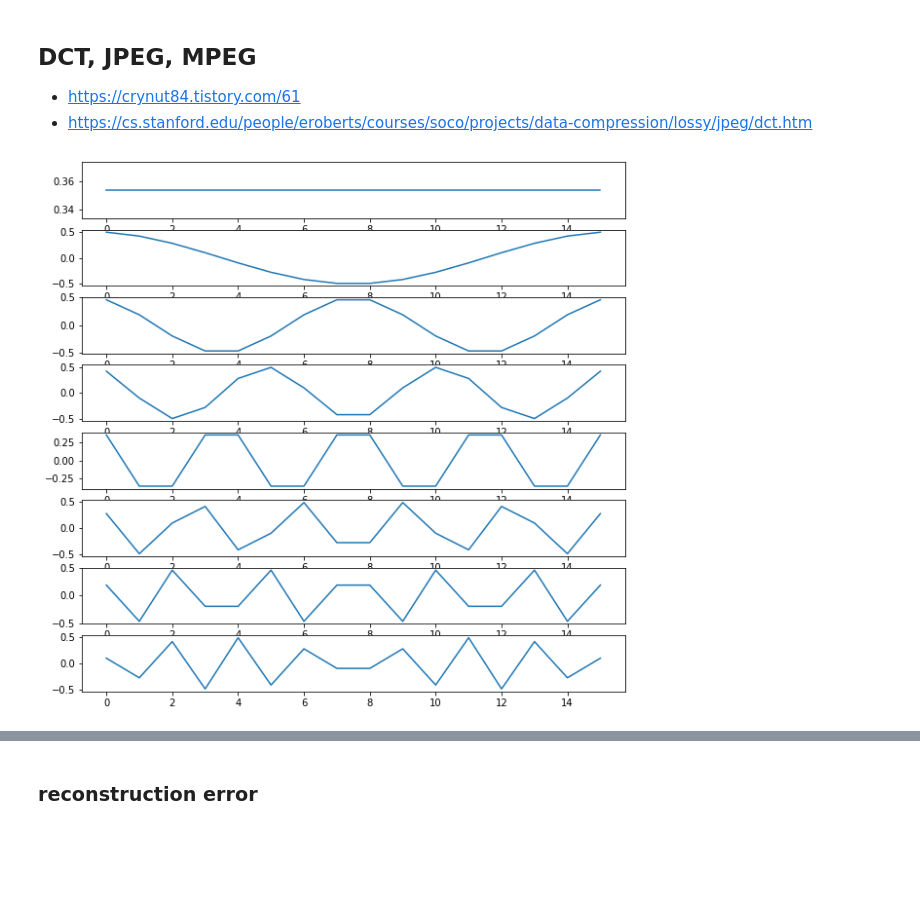
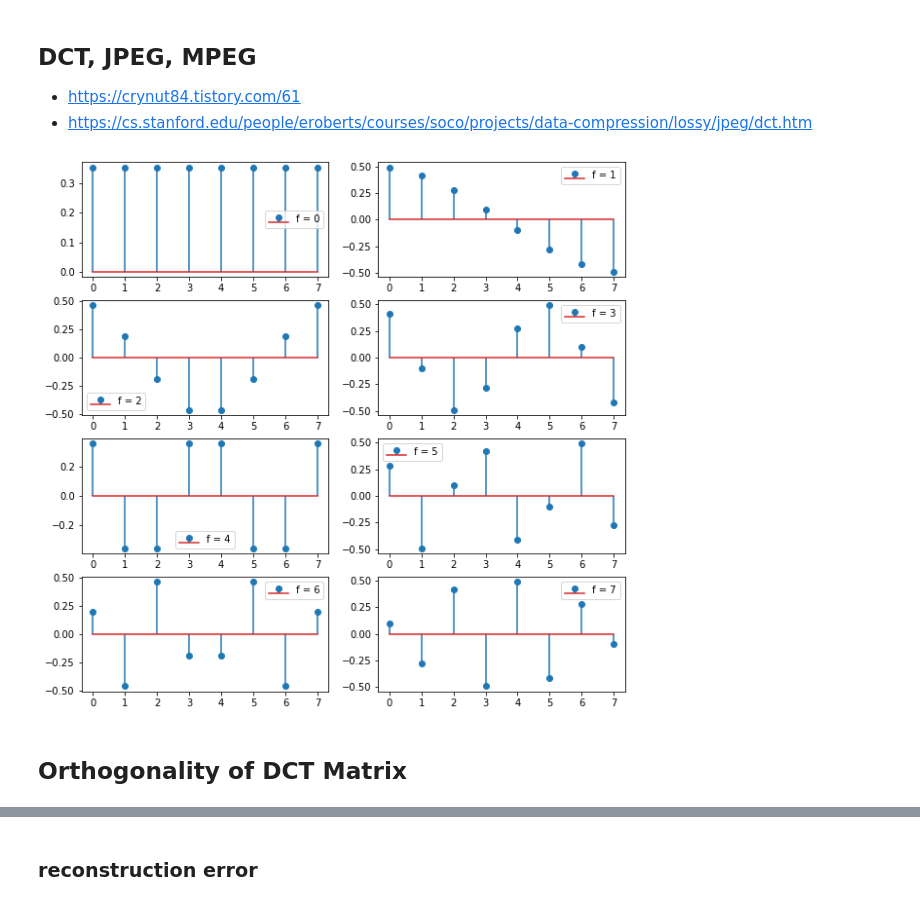
Before and after one commit to yongduek/cvip, a Jupyter notebook: FourierTransform.ipynb, the cells around one changed output, grey strips where cells are left out. Saved outputs shown, nothing was run; the diff lists cells and outputs as text; code cells hidden in the pictures; blank space fills up the shorter version.

```diff
--- a/FourierTransform.ipynb
+++ b/FourierTransform.ipynb
@@ -135,9 +135,15 @@ for k in range(N):
         else:
             c[k,n] = np.sqrt(2/N) * np.cos( k * np.pi * (2*n+1) / (2*N) )
 # %%
-fig, axes = plt.subplots(8, figsize=(10,10))
-for i in range(N):
-    x = np.hstack( (c[i], c[i][::-1]) )
-    axes[i].plot (x)
+fig, axes = plt.subplots(4,2, figsize=(10,10))
+for i, ax in zip(range(N), axes.ravel()):
+    x = np.arange (0, N, dtype=np.int)
+    y = c[i]
+#    y = np.hstack( (c[i], c[i][::-1]) )
+    ax.stem (x, y, use_line_collection=True, label='f = {}'.format(i))
+    ax.legend()
+#    ax.set_xticks(x[::2])
 # %% [output]
-[figure, old version]
+[figure, new version]
+# %% [markdown]
+## Orthogonality of DCT Matrix
```
Also changed, not shown: parts of 49 cells of this notebook.
